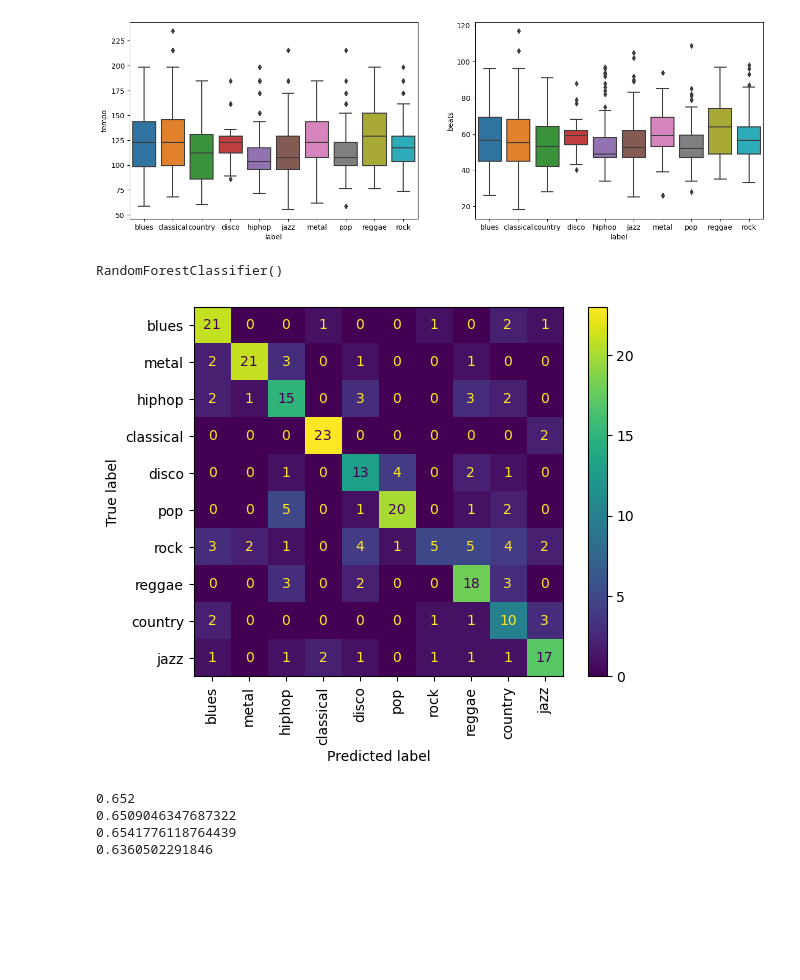
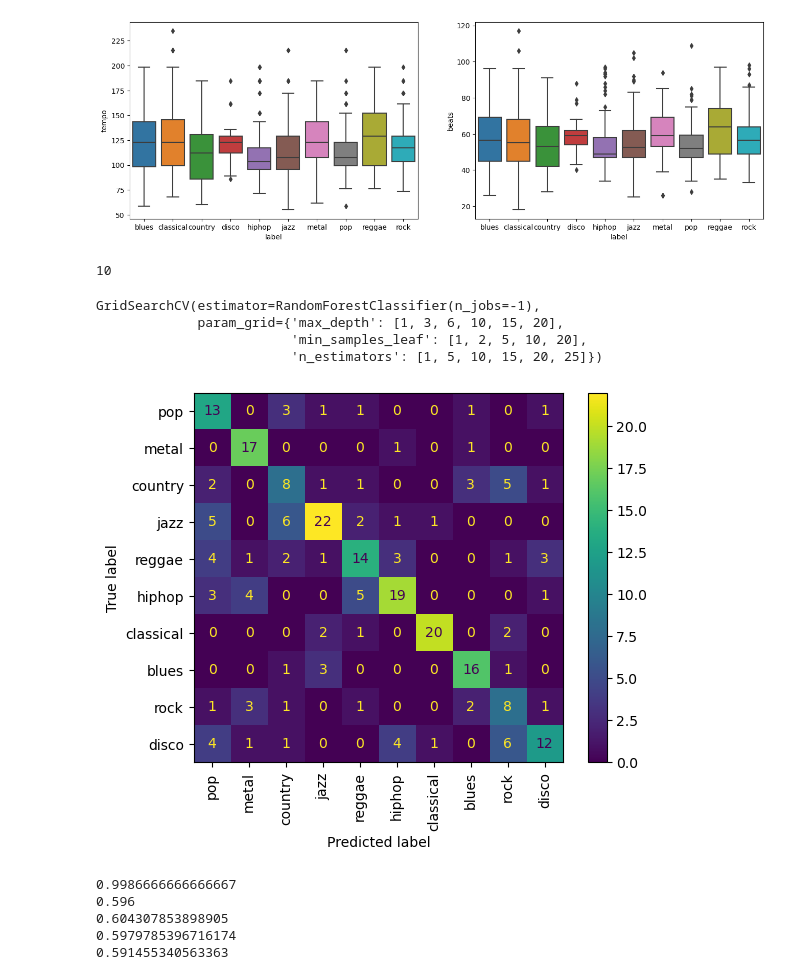
Before and after one commit to imthomp/music-classification, a Jupyter notebook: garrett-notebook.ipynb, the cells around one changed output. Saved outputs shown, nothing was run; the diff lists cells and outputs as text; code cells hidden in the pictures; blank space fills up the shorter version.

Commit message:
fit random forest

```diff
--- a/garrett-notebook.ipynb
+++ b/garrett-notebook.ipynb
@@ -39,24 +39,47 @@ X_train, X_test, y_train, y_test = train_test_split(X, y)
-# %%
-ran_forest_model = RandomForestClassifier()
-ran_forest_model.fit(X_train, y_train)
-# %% [output]
-RandomForestClassifier()
+# %%
+len(pd.unique(y_test))
+len(pd.unique(df["label"]))
+len(pd.unique(y_train))
+# %% [output]
+10
+# %%
+ran_forest_model = RandomForestClassifier(n_jobs=-1)
+
+params = {
+    "n_estimators": [1, 5, 10, 15, 20, 25],
+    "max_depth": [1, 3, 6, 10, 15, 20],
+    "min_samples_leaf": [1, 2, 5, 10, 20],
+}
+
+grid = GridSearchCV(ran_forest_model, param_grid=params)
+grid.fit(X, y)
+# %% [output]
+GridSearchCV(estimator=RandomForestClassifier(n_jobs=-1),
+             param_grid={'max_depth': [1, 3, 6, 10, 15, 20],
+                         'min_samples_leaf': [1, 2, 5, 10, 20],
+                         'n_estimators': [1, 5, 10, 15, 20, 25]})
 # %%
+ran_forest_model = RandomForestClassifier(n_jobs=-1)
+ran_forest_model.fit(X_train, y_train)
+
 preds = ran_forest_model.predict(X_test)
+train_preds = ran_forest_model.predict(X_train)
 classes = pd.unique(preds)
 conf_matrix = ConfusionMatrixDisplay(
     confusion_matrix(y_test, preds, labels=classes), display_labels=classes
 )
 conf_matrix.plot(xticks_rotation=90)
 plt.show()
 
+print(accuracy_score(train_preds, y_train))
 print(accuracy_score(preds, y_test))
 print(precision_score(preds, y_test, average="macro"))
 print(recall_score(preds, y_test, average="macro"))
 print(f1_score(preds, y_test, average="macro"))
 # %% [output]
-[figure, old version]
+[figure, new version]
-0.652
-0.6509046347687322
-0.6541776118764439
-0.6360502291846
+0.9986666666666667
+0.596
+0.604307853898905
+0.5979785396716174
+0.591455340563363
```
Also changed, not shown: parts of 3 cells of this notebook.
